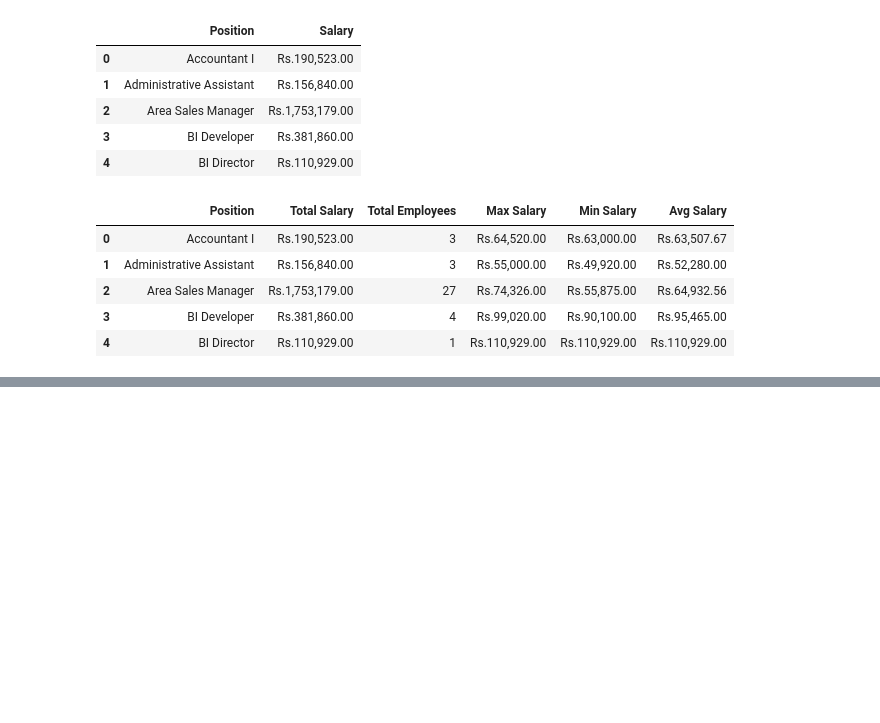
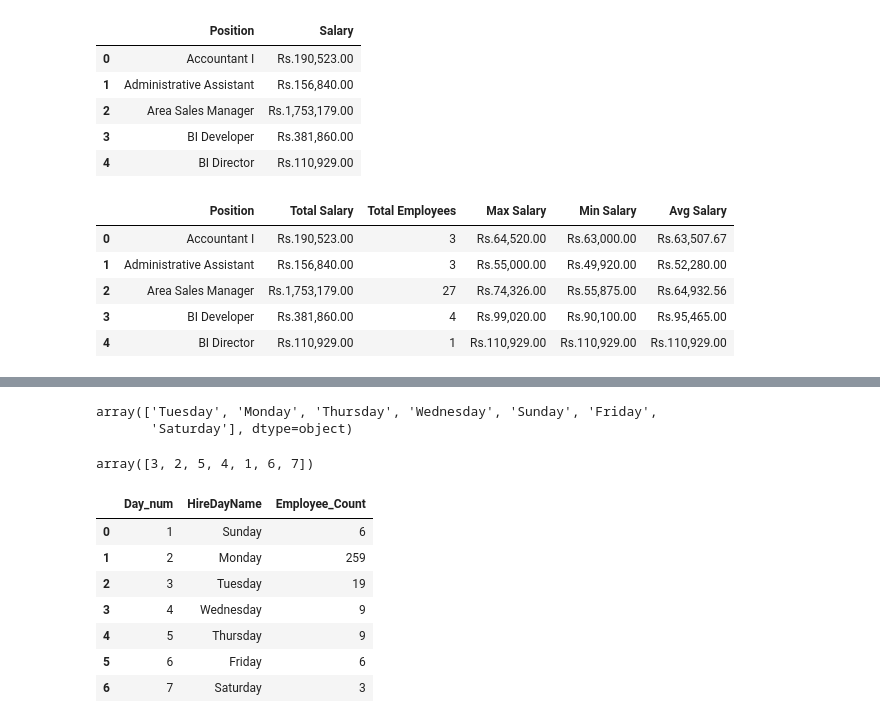
Before and after one commit to Sagarckr/DS-Practice, a Jupyter notebook: day7_data_analysis.ipynb, the cells around one changed output, grey strips where cells are left out. Drawn from its saved outputs; the diff is of its cells as text; code cells hidden in the pictures; blank space fills up the shorter version.

```diff
--- a/day7_data_analysis.ipynb
+++ b/day7_data_analysis.ipynb
@@ -114,0 +186,5 @@ emp_pos_details.head()
+# %%
+df['HireDayName'].unique()
+# %% [output]
+array(['Tuesday', 'Monday', 'Thursday', 'Wednesday', 'Sunday', 'Friday',
+       'Saturday'], dtype=object)
@@ -114,0 +197,33 @@ emp_pos_details.head()
+# %%
+day_dict = {
+    'Sunday': 1,
+    'Monday': 2,
+    'Tuesday': 3,
+    'Wednesday': 4,
+    'Thursday': 5,
+    'Friday': 6,
+    'Saturday': 7
+}
+
+df['Day_num'] = df['HireDayName'].map(day_dict)
+# %%
+df['Day_num'].unique()
+# %% [output]
+array([3, 2, 5, 4, 1, 6, 7])
+# %%
+emp_hire_day_num = (
+    df.groupby(['Day_num', 'HireDayName'])['EmpID']
+      .count()
+      .reset_index(name='Employee_Count')
+)
+
+emp_hire_day_num
+# %% [output]
+|  | Day_num | HireDayName | Employee_Count |
+| 0 | 1 | Sunday | 6 |
+| 1 | 2 | Monday | 259 |
+| 2 | 3 | Tuesday | 19 |
+| 3 | 4 | Wednesday | 9 |
+| 4 | 5 | Thursday | 9 |
+| 5 | 6 | Friday | 6 |
+| 6 | 7 | Saturday | 3 |
```
Also changed, not shown: parts of 12 cells of this notebook, 2 other files.
